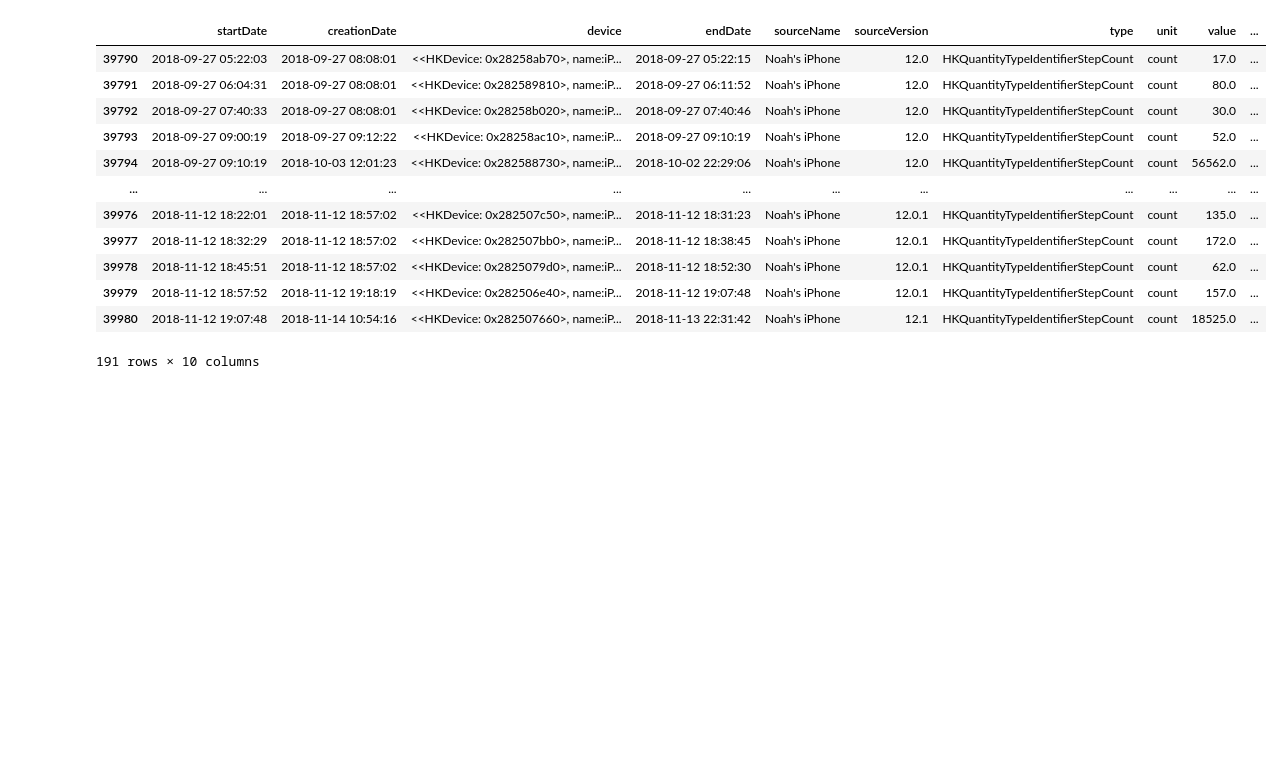
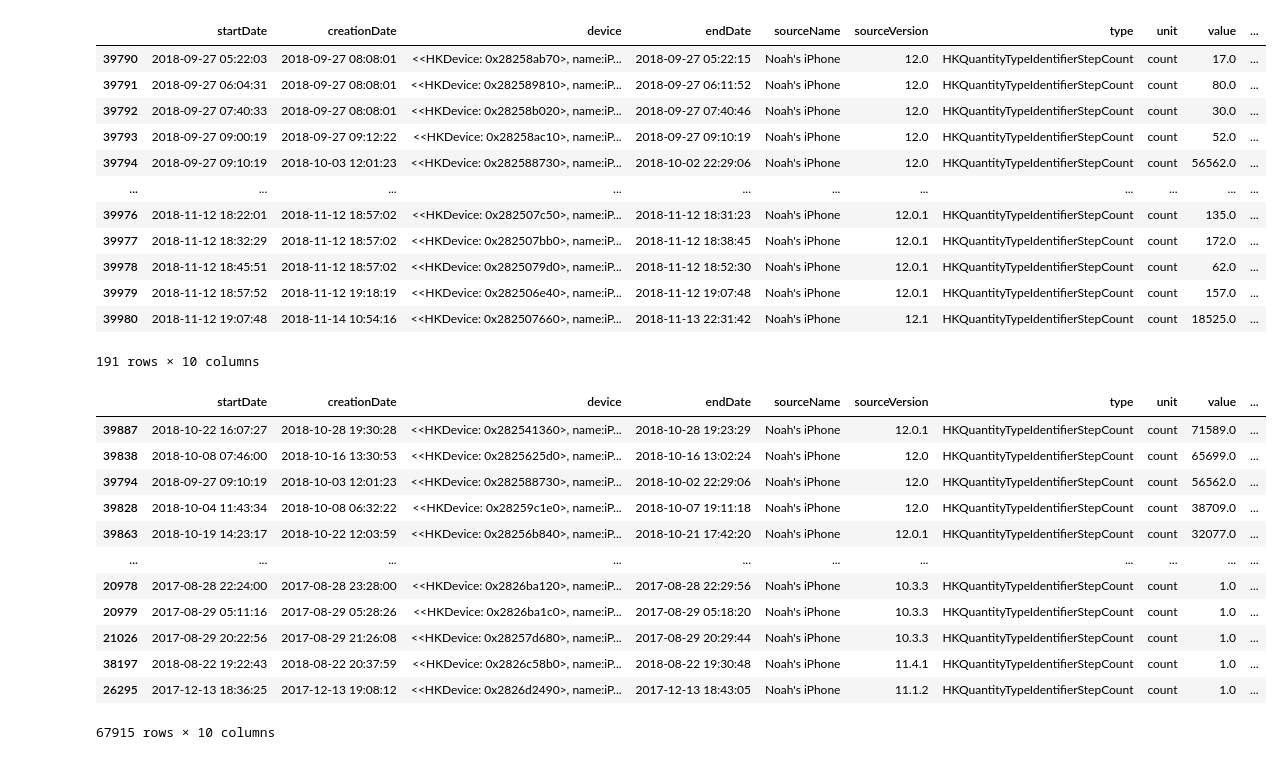
Before and after one commit to noahmelngailis/time_series_steps_project, a Jupyter notebook: time_series_xml.ipynb, the cells around one changed output. Drawn from its saved outputs; the diff is of its cells as text; code cells hidden in the pictures; blank space fills up the shorter version.

```diff
--- a/time_series_xml.ipynb
+++ b/time_series_xml.ipynb
@@ -258,5 +258,5 @@ KeyError: 'index'
 # %%
 steps = df[df.type == 'HKQuantityTypeIdentifierStepCount'].reset_index().sort_values('startDate')
 # %%
-steps['next_record'] = steps.startDate.shift(1) - steps.startDate
+steps['next_record'] = steps.startDate.shift(-1) - steps.startDate
 # %%
@@ -310,3 +310,19 @@ steps[(steps.startDate > "2018-09-27 00:00:00") & (steps.startDate < "2018-11-13
 | 39979 | 2018-11-12 18:57:52 | 2018-11-12 19:18:19 | <<HKDevice: 0x282506e40>, name:iP... | 2018-11-12 19:07:48 | Noah's iPhone | 12.0.1 | HKQuantityTypeIdentifierStepCount | count | 157.0 | ... |
 | 39980 | 2018-11-12 19:07:48 | 2018-11-14 10:54:16 | <<HKDevice: 0x282507660>, name:iP... | 2018-11-13 22:31:42 | Noah's iPhone | 12.1 | HKQuantityTypeIdentifierStepCount | count | 18525.0 | ... |
 191 rows × 10 columns
+# %%
+steps.sort_values('value', ascending=False)
+# %% [output]
+|  | startDate | creationDate | device | endDate | sourceName | sourceVersion | type | unit | value | ... |
+| 39887 | 2018-10-22 16:07:27 | 2018-10-28 19:30:28 | <<HKDevice: 0x282541360>, name:iP... | 2018-10-28 19:23:29 | Noah's iPhone | 12.0.1 | HKQuantityTypeIdentifierStepCount | count | 71589.0 | ... |
+| 39838 | 2018-10-08 07:46:00 | 2018-10-16 13:30:53 | <<HKDevice: 0x2825625d0>, name:iP... | 2018-10-16 13:02:24 | Noah's iPhone | 12.0 | HKQuantityTypeIdentifierStepCount | count | 65699.0 | ... |
+| 39794 | 2018-09-27 09:10:19 | 2018-10-03 12:01:23 | <<HKDevice: 0x282588730>, name:iP... | 2018-10-02 22:29:06 | Noah's iPhone | 12.0 | HKQuantityTypeIdentifierStepCount | count | 56562.0 | ... |
+| 39828 | 2018-10-04 11:43:34 | 2018-10-08 06:32:22 | <<HKDevice: 0x28259c1e0>, name:iP... | 2018-10-07 19:11:18 | Noah's iPhone | 12.0 | HKQuantityTypeIdentifierStepCount | count | 38709.0 | ... |
+| 39863 | 2018-10-19 14:23:17 | 2018-10-22 12:03:59 | <<HKDevice: 0x28256b840>, name:iP... | 2018-10-21 17:42:20 | Noah's iPhone | 12.0.1 | HKQuantityTypeIdentifierStepCount | count | 32077.0 | ... |
+| ... | ... | ... | ... | ... | ... | ... | ... | ... | ... | ... |
+| 20978 | 2017-08-28 22:24:00 | 2017-08-28 23:28:00 | <<HKDevice: 0x2826ba120>, name:iP... | 2017-08-28 22:29:56 | Noah's iPhone | 10.3.3 | HKQuantityTypeIdentifierStepCount | count | 1.0 | ... |
+| 20979 | 2017-08-29 05:11:16 | 2017-08-29 05:28:26 | <<HKDevice: 0x2826ba1c0>, name:iP... | 2017-08-29 05:18:20 | Noah's iPhone | 10.3.3 | HKQuantityTypeIdentifierStepCount | count | 1.0 | ... |
+| 21026 | 2017-08-29 20:22:56 | 2017-08-29 21:26:08 | <<HKDevice: 0x28257d680>, name:iP... | 2017-08-29 20:29:44 | Noah's iPhone | 10.3.3 | HKQuantityTypeIdentifierStepCount | count | 1.0 | ... |
+| 38197 | 2018-08-22 19:22:43 | 2018-08-22 20:37:59 | <<HKDevice: 0x2826c58b0>, name:iP... | 2018-08-22 19:30:48 | Noah's iPhone | 11.4.1 | HKQuantityTypeIdentifierStepCount | count | 1.0 | ... |
+| 26295 | 2017-12-13 18:36:25 | 2017-12-13 19:08:12 | <<HKDevice: 0x2826d2490>, name:iP... | 2017-12-13 18:43:05 | Noah's iPhone | 11.1.2 | HKQuantityTypeIdentifierStepCount | count | 1.0 | ... |
+67915 rows × 10 columns
```
Also changed, not shown: parts of 7 cells of this notebook.
